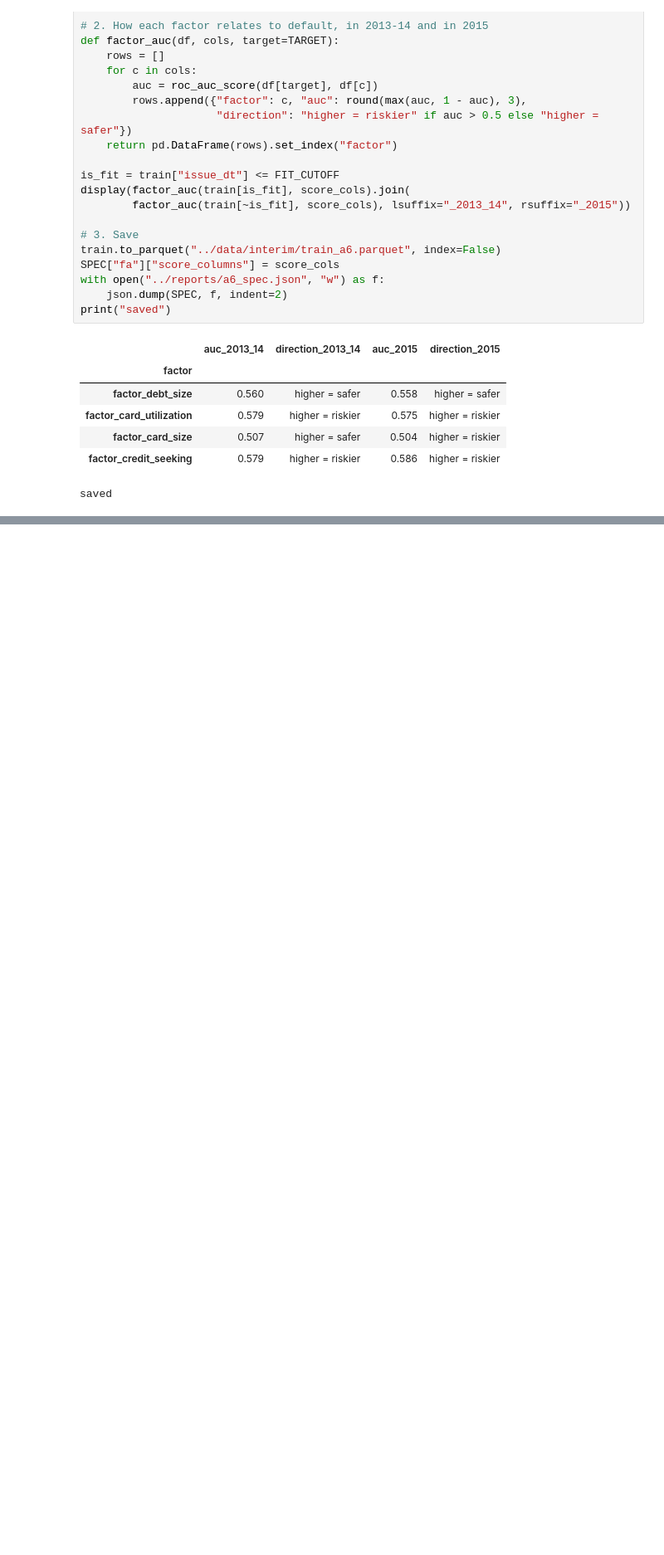
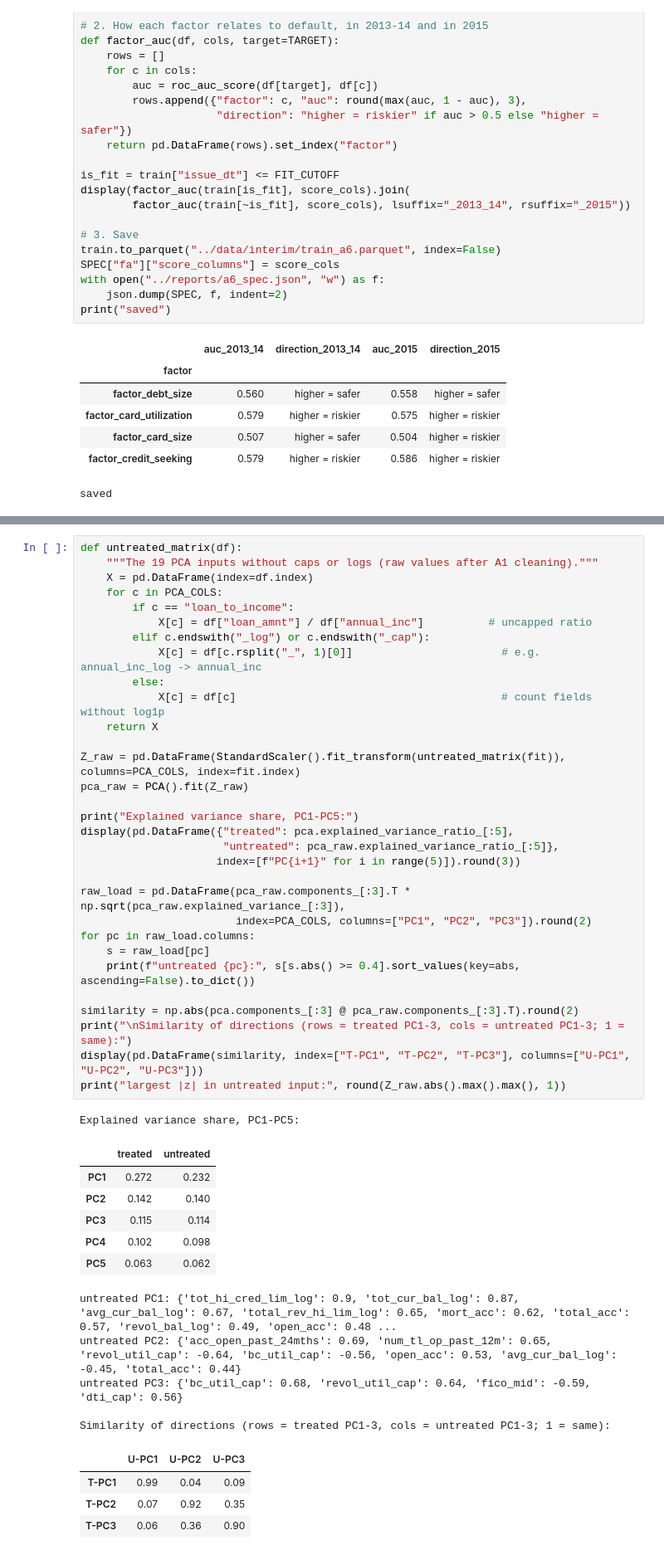
Before and after one commit to Kalki767/credit-risk-assessment, a Jupyter notebook: notebooks/06_pca_factors.ipynb, the cells around one changed output, grey strips where cells are left out. Shown at 83% size. Cells and saved outputs as stored; diff of their text form; blank space fills up the shorter version.

```diff
--- a/notebooks/06_pca_factors.ipynb
+++ b/notebooks/06_pca_factors.ipynb
@@ -663,0 +739,48 @@ saved
+# %%
+def untreated_matrix(df):
+    """The 19 PCA inputs without caps or logs (raw values after A1 cleaning)."""
+    X = pd.DataFrame(index=df.index)
+    for c in PCA_COLS:
+        if c == "loan_to_income":
+            X[c] = df["loan_amnt"] / df["annual_inc"]          # uncapped ratio
+        elif c.endswith("_log") or c.endswith("_cap"):
+            X[c] = df[c.rsplit("_", 1)[0]]                       # e.g. annual_inc_log -> annual_inc
+        else:
+            X[c] = df[c]                                         # count fields without log1p
+    return X
+
+Z_raw = pd.DataFrame(StandardScaler().fit_transform(untreated_matrix(fit)), columns=PCA_COLS, index=fit.index)
+pca_raw = PCA().fit(Z_raw)
+
+print("Explained variance share, PC1-PC5:")
+display(pd.DataFrame({"treated": pca.explained_variance_ratio_[:5],
+                      "untreated": pca_raw.explained_variance_ratio_[:5]},
+                     index=[f"PC{i+1}" for i in range(5)]).round(3))
+
+raw_load = pd.DataFrame(pca_raw.components_[:3].T * np.sqrt(pca_raw.explained_variance_[:3]),
+                        index=PCA_COLS, columns=["PC1", "PC2", "PC3"]).round(2)
+for pc in raw_load.columns:
+    s = raw_load[pc]
+    print(f"untreated {pc}:", s[s.abs() >= 0.4].sort_values(key=abs, ascending=False).to_dict())
+
+similarity = np.abs(pca.components_[:3] @ pca_raw.components_[:3].T).round(2)
+print("\nSimilarity of directions (rows = treated PC1-3, cols = untreated PC1-3; 1 = same):")
+display(pd.DataFrame(similarity, index=["T-PC1", "T-PC2", "T-PC3"], columns=["U-PC1", "U-PC2", "U-PC3"]))
+print("largest |z| in untreated input:", round(Z_raw.abs().max().max(), 1))
+# %% [output]
+Explained variance share, PC1-PC5:
+|  | treated | untreated |
+| PC1 | 0.272 | 0.232 |
+| PC2 | 0.142 | 0.140 |
+| PC3 | 0.115 | 0.114 |
+| PC4 | 0.102 | 0.098 |
+| PC5 | 0.063 | 0.062 |
+untreated PC1: {'tot_hi_cred_lim_log': 0.9, 'tot_cur_bal_log': 0.87, 'avg_cur_bal_log': 0.67, 'total_rev_hi_lim_log': 0.65, 'mort_acc': 0.62, 'total_acc': 0.57, 'revol_bal_log': 0.49, 'open_acc': 0.48 ...
+untreated PC2: {'acc_open_past_24mths': 0.69, 'num_tl_op_past_12m': 0.65, 'revol_util_cap': -0.64, 'bc_util_cap': -0.56, 'open_acc': 0.53, 'avg_cur_bal_log': -0.45, 'total_acc': 0.44}
+untreated PC3: {'bc_util_cap': 0.68, 'revol_util_cap': 0.64, 'fico_mid': -0.59, 'dti_cap': 0.56}
+
+Similarity of directions (rows = treated PC1-3, cols = untreated PC1-3; 1 = same):
+|  | U-PC1 | U-PC2 | U-PC3 |
+| T-PC1 | 0.99 | 0.04 | 0.09 |
+| T-PC2 | 0.07 | 0.92 | 0.35 |
+| T-PC3 | 0.06 | 0.36 | 0.90 |
```
Also changed, not shown: parts of 5 cells of this notebook, 7 other files.
